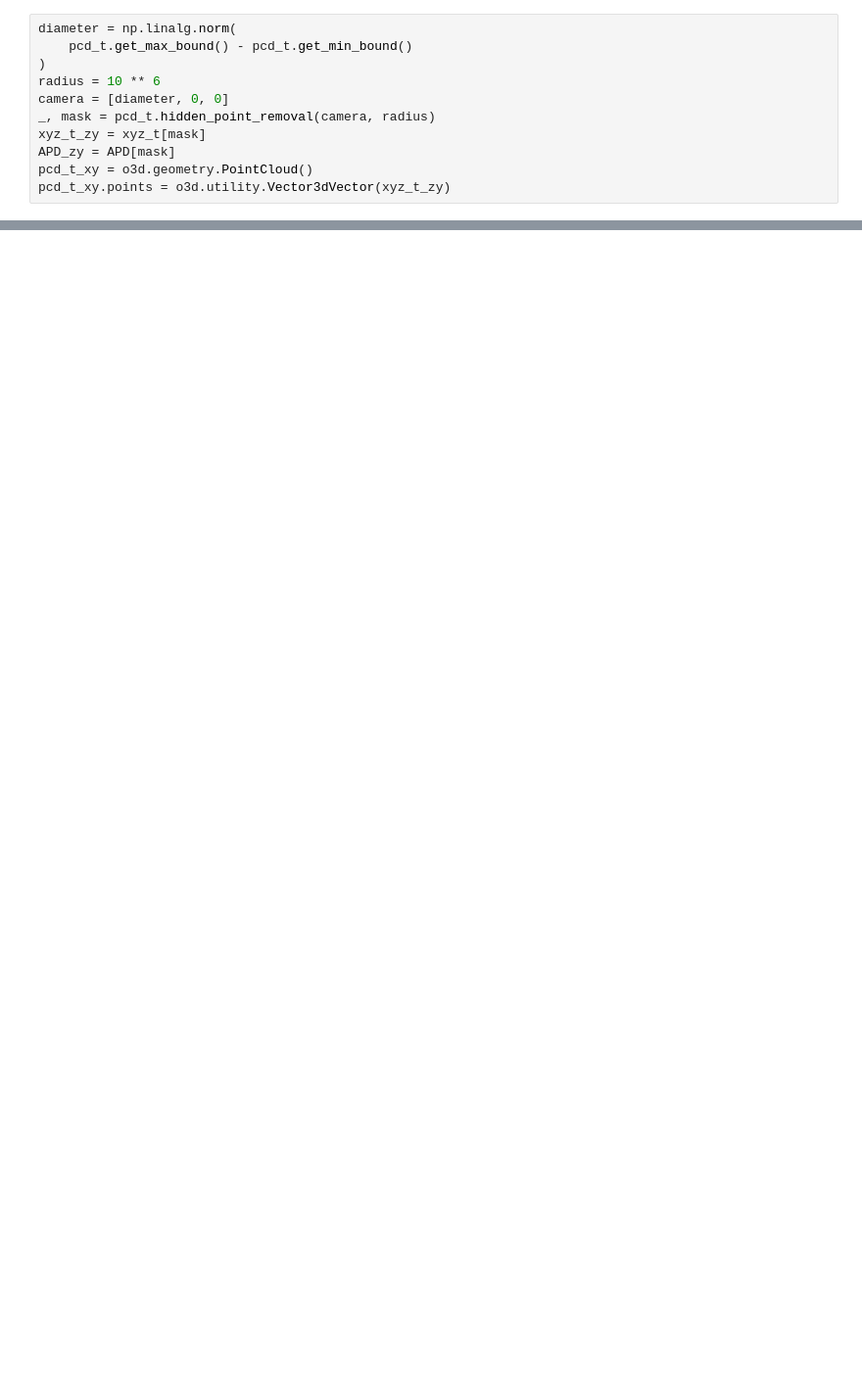
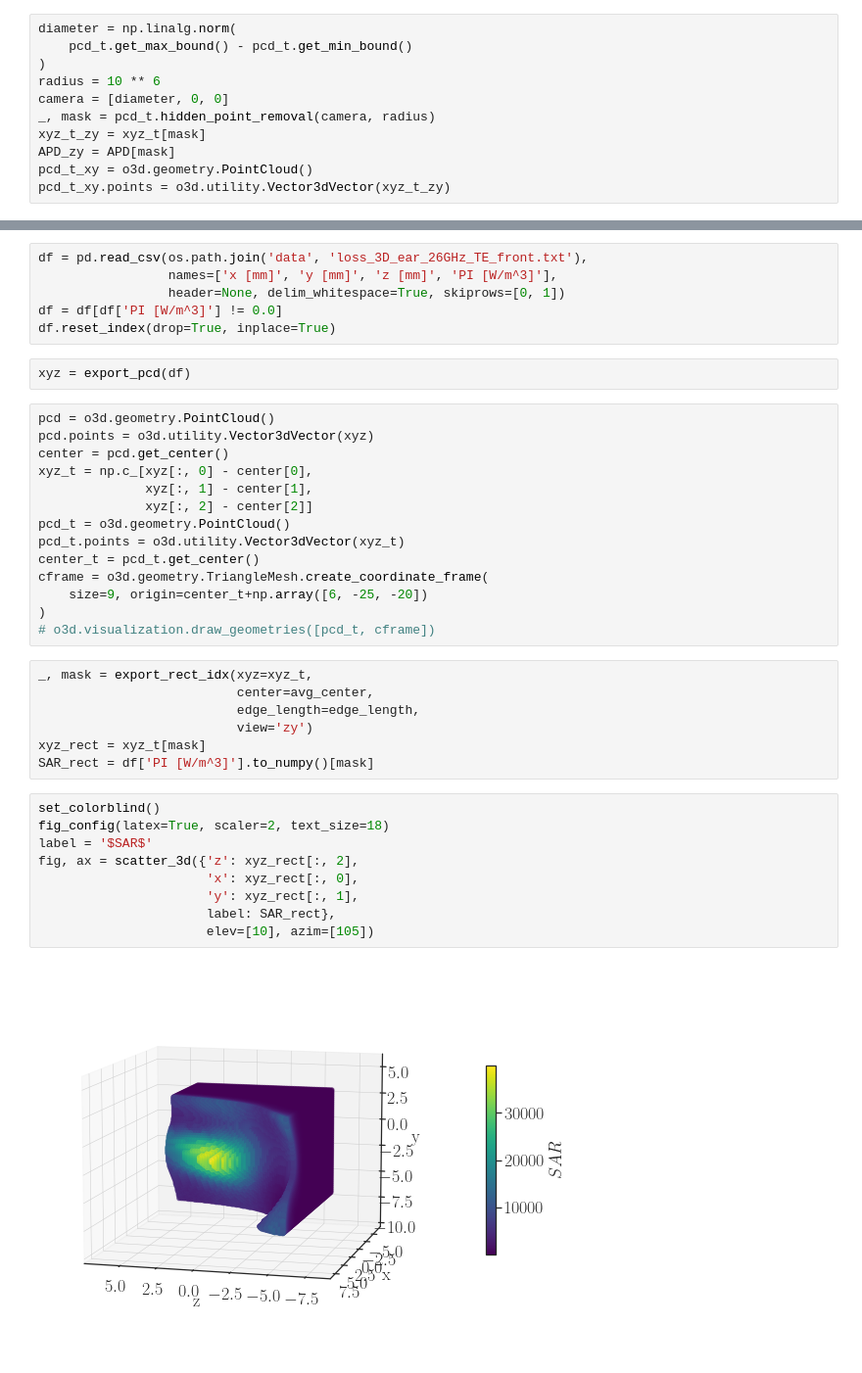
Before and after one commit to akapet00/EMF-exposure-analysis, a Jupyter notebook: playground/IEEE-J-ERM_paper/01_APD_Poynting.ipynb, the cells around one changed output, grey strips where cells are left out. Shown at 98% size. Saved outputs shown, nothing was run; the diff lists cells and outputs as text; blank space fills up the shorter version.

```diff
--- a/playground/IEEE-J-ERM_paper/01_APD_Poynting.ipynb
+++ b/playground/IEEE-J-ERM_paper/01_APD_Poynting.ipynb
@@ -140,0 +103,40 @@ APD_av
+# %%
+df = pd.read_csv(os.path.join('data', 'loss_3D_ear_26GHz_TE_front.txt'),
+                 names=['x [mm]', 'y [mm]', 'z [mm]', 'PI [W/m^3]'],
+                 header=None, delim_whitespace=True, skiprows=[0, 1])
+df = df[df['PI [W/m^3]'] != 0.0]
+df.reset_index(drop=True, inplace=True)
+# %%
+xyz = export_pcd(df)
+# %%
+pcd = o3d.geometry.PointCloud()
+pcd.points = o3d.utility.Vector3dVector(xyz)
+center = pcd.get_center()
+xyz_t = np.c_[xyz[:, 0] - center[0],
+              xyz[:, 1] - center[1],
+              xyz[:, 2] - center[2]]
+pcd_t = o3d.geometry.PointCloud()
+pcd_t.points = o3d.utility.Vector3dVector(xyz_t)
+center_t = pcd_t.get_center()
+cframe = o3d.geometry.TriangleMesh.create_coordinate_frame(
+    size=9, origin=center_t+np.array([6, -25, -20])
+)
+# o3d.visualization.draw_geometries([pcd_t, cframe])
+# %%
+_, mask = export_rect_idx(xyz=xyz_t,
+                          center=avg_center,
+                          edge_length=edge_length,
+                          view='zy')
+xyz_rect = xyz_t[mask]
+SAR_rect = df['PI [W/m^3]'].to_numpy()[mask]
+# %%
+set_colorblind()
+fig_config(latex=True, scaler=2, text_size=18)
+label = '$SAR$'
+fig, ax = scatter_3d({'z': xyz_rect[:, 2],
+                      'x': xyz_rect[:, 0],
+                      'y': xyz_rect[:, 1],
+                      label: SAR_rect},
+                      elev=[10], azim=[105])
+# %% [output]
+[figure, added]
```
Also changed, not shown: parts of 12 cells of this notebook, 2 other files.
